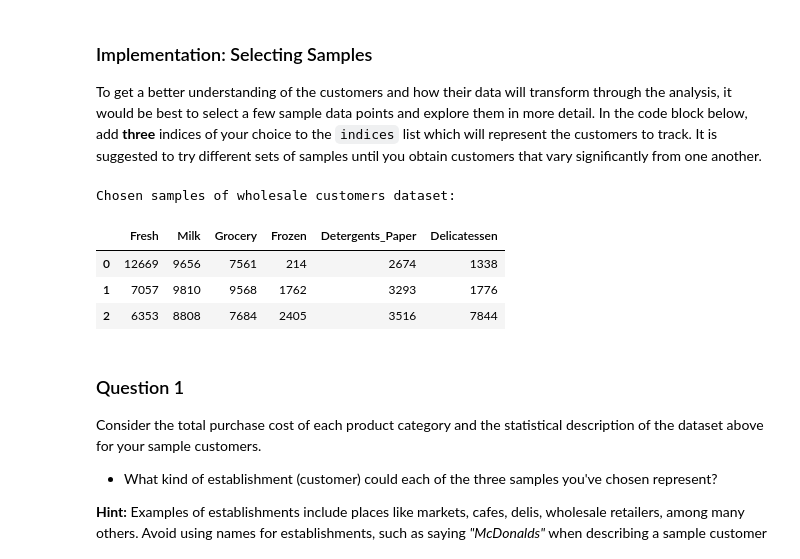
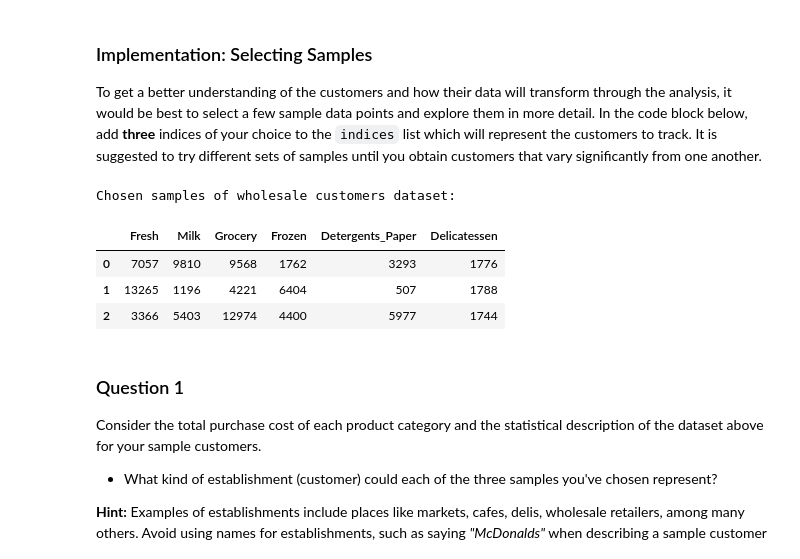
Before and after one commit to wang-zhe/Udacity-Review-Statistics, a Jupyter notebook: customer_segments.ipynb, the cells around one changed output. Drawn from its saved outputs; the diff is of its cells as text; code cells hidden in the pictures.

```diff
--- a/customer_segments.ipynb
+++ b/customer_segments.ipynb
@@ -60,18 +61,18 @@ display(data.describe())
 To get a better understanding of the customers and how their data will transform through the analysis, it would be best to select a few sample data points and explore them in more detail. In the code block below, add **three** indices of your choice to the `indices` list which will represent the customers to track. It is suggested to try different sets of samples until you obtain customers that vary significantly from one another.
 # %%
 # TODO: Select three indices of your choice you wish to sample from the dataset
-indices = [0,1,2]
+indices = [1, 3, 10]
 
 # Create a DataFrame of the chosen samples
 samples = pd.DataFrame(data.loc[indices], columns = data.keys()).reset_index(drop = True)
 print("Chosen samples of wholesale customers dataset:")
 display(samples)
 # %% [output]
 Chosen samples of wholesale customers dataset:
 |  | Fresh | Milk | Grocery | Frozen | Detergents_Paper | Delicatessen |
-| 0 | 12669 | 9656 | 7561 | 214 | 2674 | 1338 |
-| 1 | 7057 | 9810 | 9568 | 1762 | 3293 | 1776 |
-| 2 | 6353 | 8808 | 7684 | 2405 | 3516 | 7844 |
+| 0 | 7057 | 9810 | 9568 | 1762 | 3293 | 1776 |
+| 1 | 13265 | 1196 | 4221 | 6404 | 507 | 1788 |
+| 2 | 3366 | 5403 | 12974 | 4400 | 5977 | 1744 |
 # %% [markdown]
 ### Question 1
 Consider the total purchase cost of each product category and the statistical description of the dataset above for your sample customers.
```
Also changed, not shown: parts of 43 cells of this notebook.
